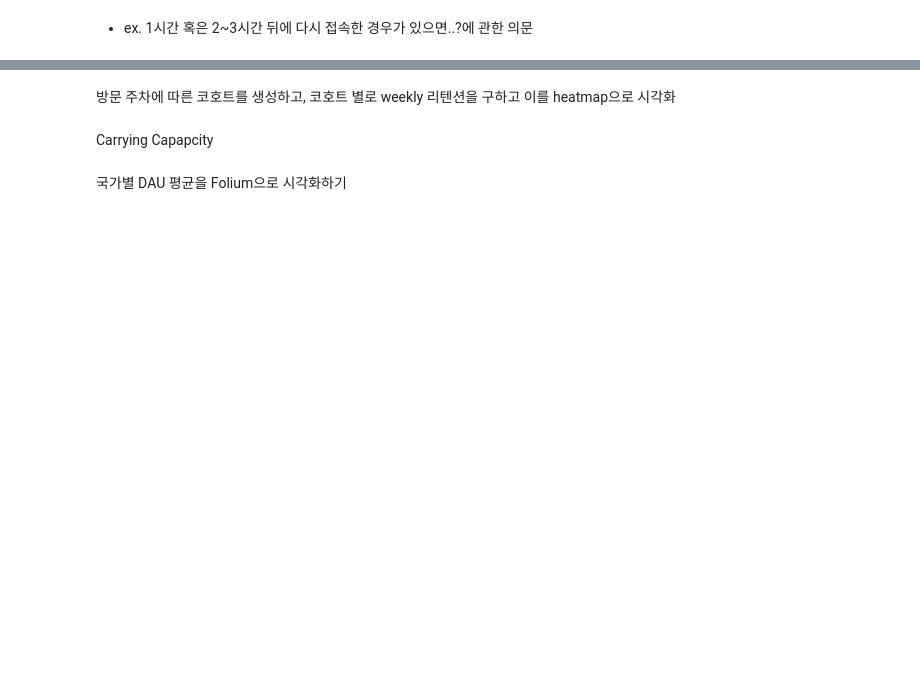
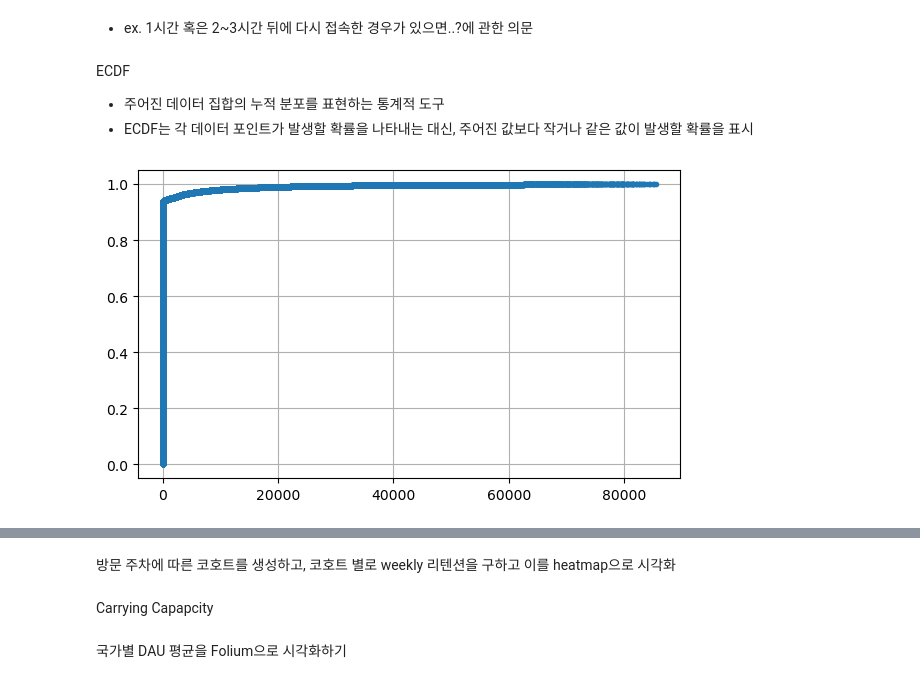
Before and after one commit to oddsmile/GAcustomerprediction, a Jupyter notebook: ga4과제풀어보기(2.13).ipynb, the cells around one changed output, grey strips where cells are left out. Cells and saved outputs as stored; diff of their text form; code cells hidden in the pictures; blank space fills up the shorter version.

```diff
--- a/ga4과제풀어보기(2.13).ipynb
+++ b/ga4과제풀어보기(2.13).ipynb
@@ -125,0 +134,19 @@ average_visit = diff_visit.groupby('fullVisitorId').sum() / diff_visit.groupby('
+# %% [markdown]
+ECDF
+- 주어진 데이터 집합의 누적 분포를 표현하는 통계적 도구
+- ECDF는 각 데이터 포인트가 발생할 확률을 나타내는 대신, 주어진 값보다 작거나 같은 값이 발생할 확률을 표시
+# %%
+# ECDF 구하기
+# 정렬
+average_visit.sort_values(inplace = True)
+# 개수 구하기
+import numpy as np
+n = len(average_visit)
+y = np.arange(1, n+1)/n
+# %%
+plt.figure(figsize=(7,4))
+plt.plot(average_visit,y,marker = '.', linestyle = 'none')
+plt.grid(True)
+plt.show()
+# %% [output]
+[figure, added]
```
Also changed, not shown: parts of 9 cells of this notebook.
